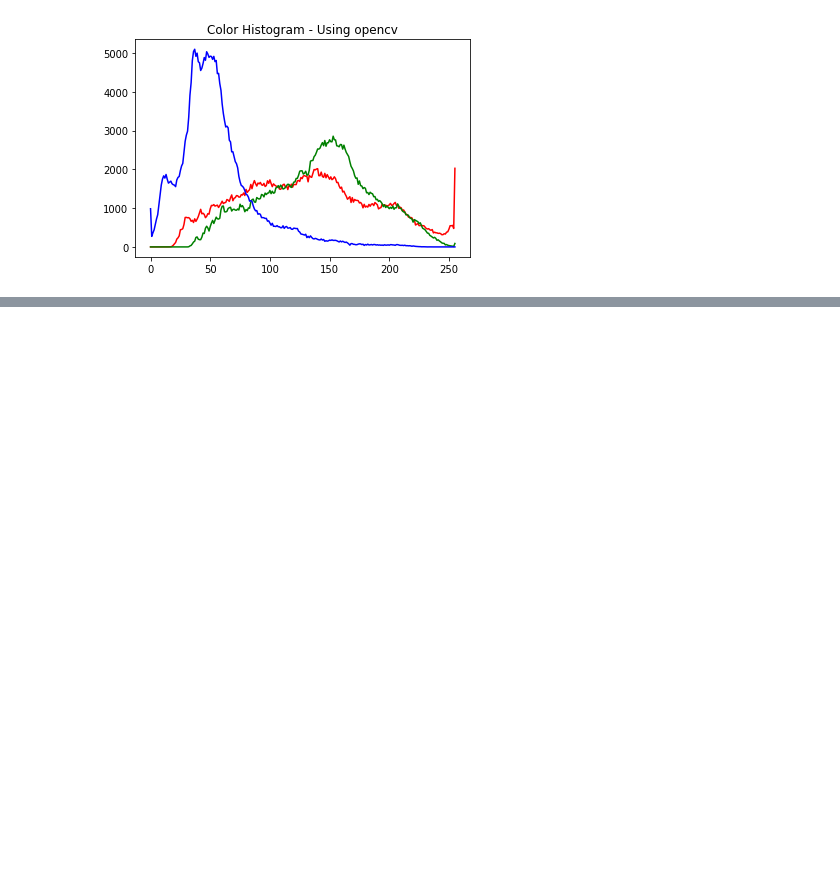
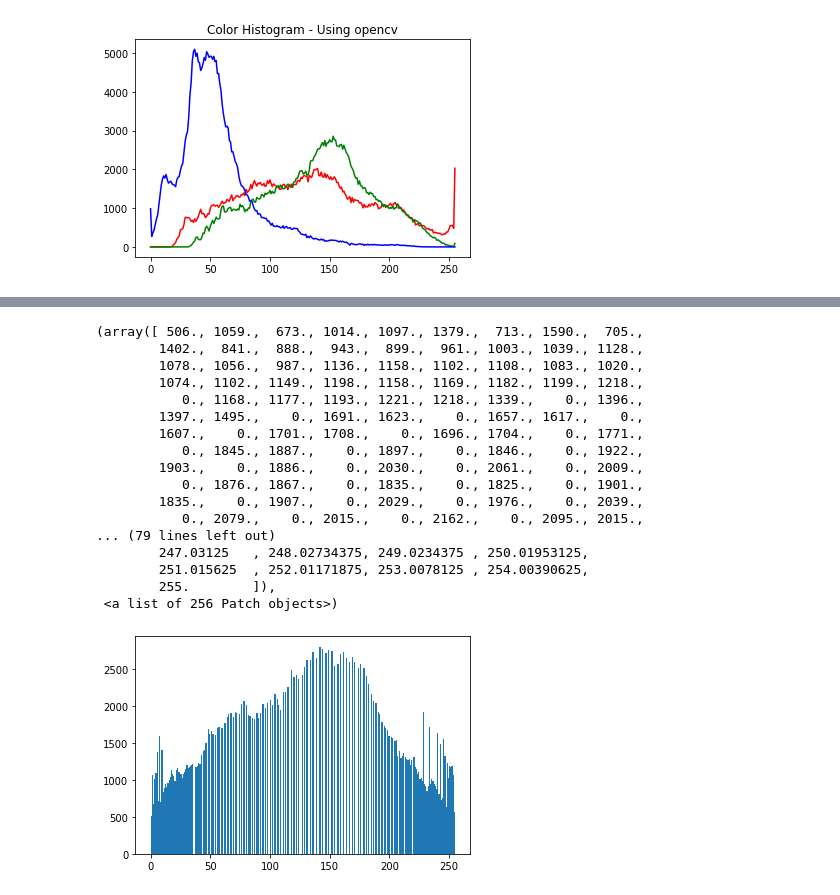
Before and after one commit to EthanWadsworth/TR_CV_Notes, a Jupyter notebook: Histograms.ipynb, the cells around one changed output, grey strips where cells are left out. Saved outputs shown, nothing was run; the diff lists cells and outputs as text; code cells hidden in the pictures; blank space fills up the shorter version.

```diff
--- a/Histograms.ipynb
+++ b/Histograms.ipynb
@@ -59,0 +128,22 @@ for channel, color in enumerate(colors):
+# %%
+#Opencv syntax
+plt.hist(equa_gray_flowers.copy().flatten(), 256)
+# %% [output]
+(array([ 506., 1059.,  673., 1014., 1097., 1379.,  713., 1590.,  705.,
+        1402.,  841.,  888.,  943.,  899.,  961., 1003., 1039., 1128.,
+        1078., 1056.,  987., 1136., 1158., 1102., 1108., 1083., 1020.,
+        1074., 1102., 1149., 1198., 1158., 1169., 1182., 1199., 1218.,
+           0., 1168., 1177., 1193., 1221., 1218., 1339.,    0., 1396.,
+        1397., 1495.,    0., 1691., 1623.,    0., 1657., 1617.,    0.,
+        1607.,    0., 1701., 1708.,    0., 1696., 1704.,    0., 1771.,
+           0., 1845., 1887.,    0., 1897.,    0., 1846.,    0., 1922.,
+        1903.,    0., 1886.,    0., 2030.,    0., 2061.,    0., 2009.,
+           0., 1876., 1867.,    0., 1835.,    0., 1825.,    0., 1901.,
+        1835.,    0., 1907.,    0., 2029.,    0., 1976.,    0., 2039.,
+           0., 2079.,    0., 2015.,    0., 2162.,    0., 2095., 2015.,
+... (79 lines left out)
+        247.03125   , 248.02734375, 249.0234375 , 250.01953125,
+        251.015625  , 252.01171875, 253.0078125 , 254.00390625,
+        255.        ]),
+ <a list of 256 Patch objects>)
+[figure, added]
```
Also changed, not shown: parts of 13 cells of this notebook.
